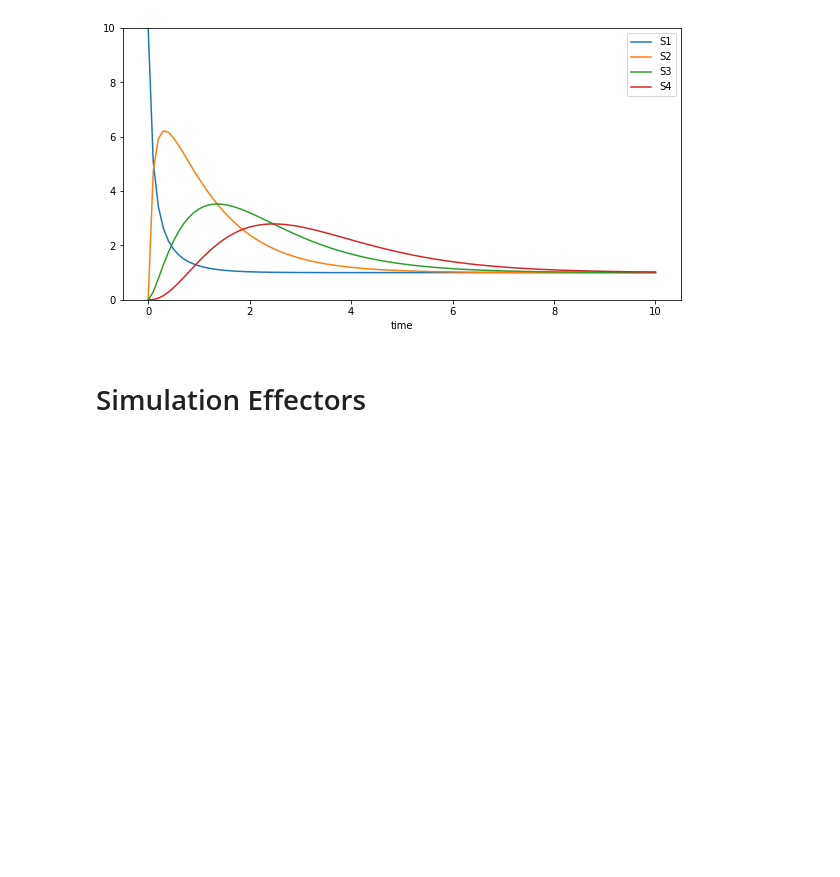
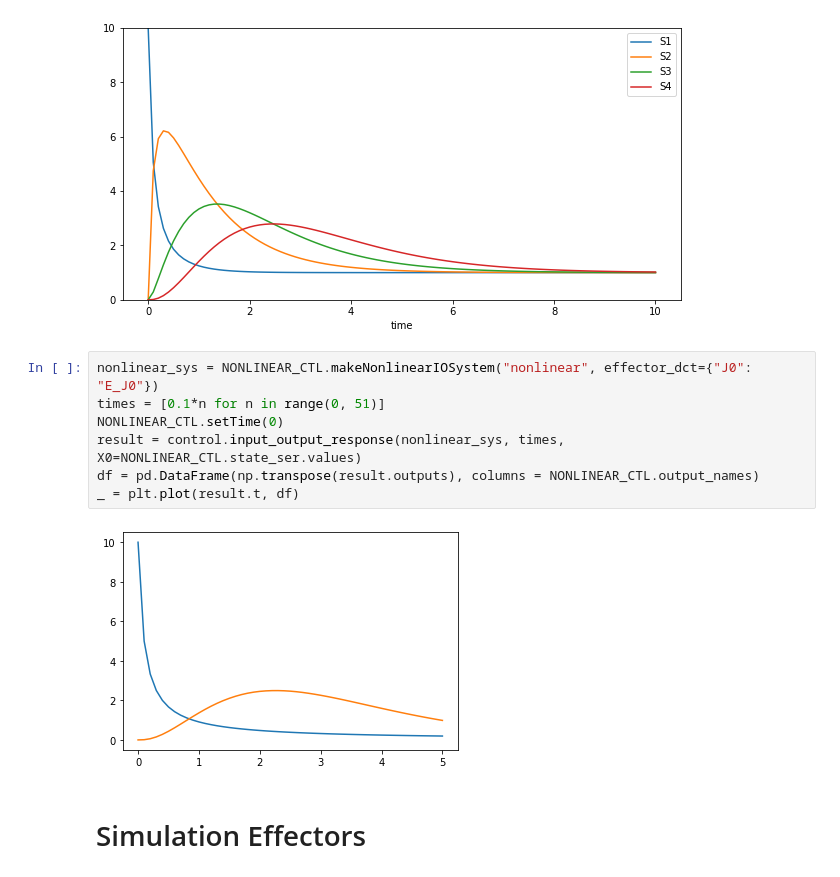
Before and after one commit to ModelEngineering/controlSBML, a Jupyter notebook: notebooks/Exploring-Feedback-Control-SBML.ipynb, the cells around one changed output. Saved outputs shown, nothing was run; the diff lists cells and outputs as text; blank space fills up the shorter version.

Commit message:
Minor feature additions and bug fixes for NonlinearIOSystem and its integration with control.input_output_response and control.interconnect.

```diff
--- a/notebooks/Exploring-Feedback-Control-SBML.ipynb
+++ b/notebooks/Exploring-Feedback-Control-SBML.ipynb
@@ -203,6 +75,15 @@ NONLINEAR_CTL = ctl.ControlSBML(NONLINEAR_MDL, output_names=["S1", "S4"], input_
 NONLINEAR_CTL.plotTrueModel(figsize=(10, 5), end_time=10, ylim=[0, 10])
 # %% [output]
 [figure]
+# %%
+nonlinear_sys = NONLINEAR_CTL.makeNonlinearIOSystem("nonlinear", effector_dct={"J0": "E_J0"})
+times = [0.1*n for n in range(0, 51)]
+NONLINEAR_CTL.setTime(0)
+result = control.input_output_response(nonlinear_sys, times, X0=NONLINEAR_CTL.state_ser.values)
+df = pd.DataFrame(np.transpose(result.outputs), columns = NONLINEAR_CTL.output_names)
+_ = plt.plot(result.t, df)
+# %% [output]
+[figure, added]
 # %% [markdown]
 # Simulation Effectors
 # %%
```
Also changed, not shown: parts of 67 cells of this notebook, 4 other files.
